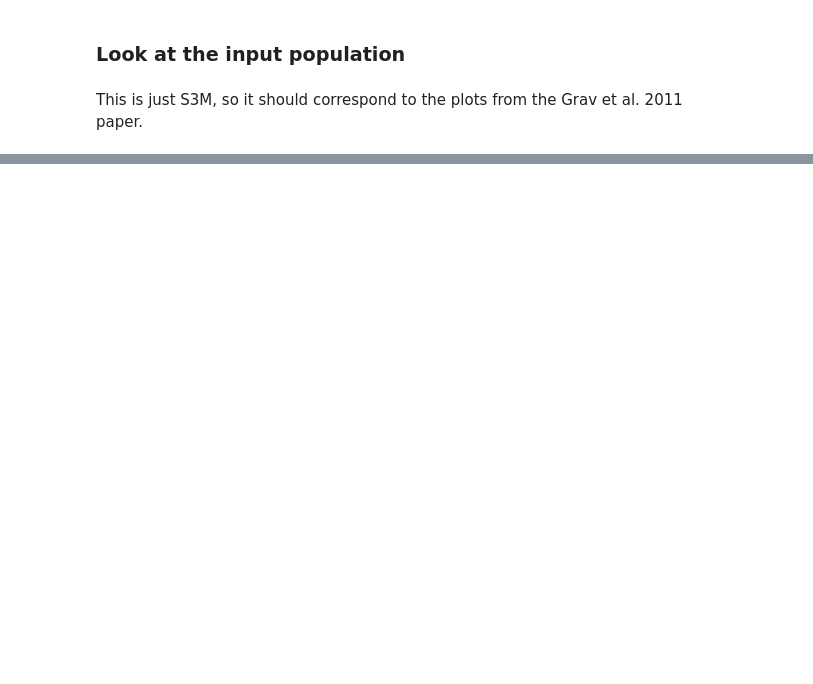
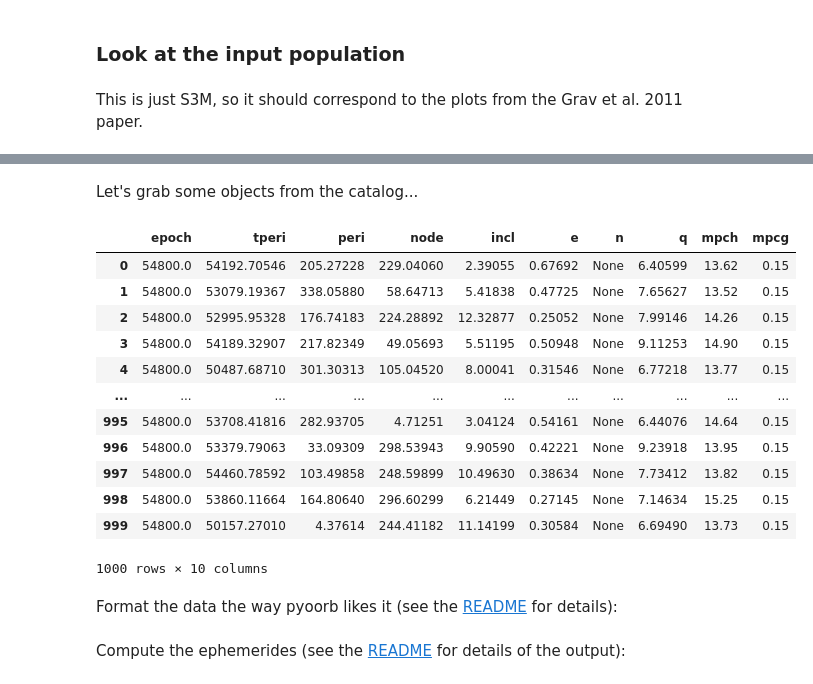
Before and after one commit to lsst-sssc/lsst-simulation, a Jupyter notebook: notebooks/solsys-sims-2021-demo.ipynb, the cells around one changed output, grey strips where cells are left out. Saved outputs shown, nothing was run; the diff lists cells and outputs as text; code cells hidden in the pictures; blank space fills up the shorter version.

```diff
--- a/notebooks/solsys-sims-2021-demo.ipynb
+++ b/notebooks/solsys-sims-2021-demo.ipynb
@@ -291,0 +344,2 @@ Text(0, 0.5, 'Objects in bin')
+# %% [markdown]
+Let's grab some objects from the catalog...
@@ -291,0 +357,18 @@ Text(0, 0.5, 'Objects in bin')
+# %%
+df
+# %% [output]
+|  | epoch | tperi | peri | node | incl | e | n | q | mpch | mpcg |
+| 0 | 54800.0 | 54192.70546 | 205.27228 | 229.04060 | 2.39055 | 0.67692 | None | 6.40599 | 13.62 | 0.15 |
+| 1 | 54800.0 | 53079.19367 | 338.05880 | 58.64713 | 5.41838 | 0.47725 | None | 7.65627 | 13.52 | 0.15 |
+| 2 | 54800.0 | 52995.95328 | 176.74183 | 224.28892 | 12.32877 | 0.25052 | None | 7.99146 | 14.26 | 0.15 |
+| 3 | 54800.0 | 54189.32907 | 217.82349 | 49.05693 | 5.51195 | 0.50948 | None | 9.11253 | 14.90 | 0.15 |
+| 4 | 54800.0 | 50487.68710 | 301.30313 | 105.04520 | 8.00041 | 0.31546 | None | 6.77218 | 13.77 | 0.15 |
+| ... | ... | ... | ... | ... | ... | ... | ... | ... | ... | ... |
+| 995 | 54800.0 | 53708.41816 | 282.93705 | 4.71251 | 3.04124 | 0.54161 | None | 6.44076 | 14.64 | 0.15 |
+| 996 | 54800.0 | 53379.79063 | 33.09309 | 298.53943 | 9.90590 | 0.42221 | None | 9.23918 | 13.95 | 0.15 |
+| 997 | 54800.0 | 54460.78592 | 103.49858 | 248.59899 | 10.49630 | 0.38634 | None | 7.73412 | 13.82 | 0.15 |
+| 998 | 54800.0 | 53860.11664 | 164.80640 | 296.60299 | 6.21449 | 0.27145 | None | 7.14634 | 15.25 | 0.15 |
+| 999 | 54800.0 | 50157.27010 | 4.37614 | 244.41182 | 11.14199 | 0.30584 | None | 6.69490 | 13.73 | 0.15 |
+1000 rows × 10 columns
+# %% [markdown]
+Format the data the way pyoorb likes it (see the [README](https://github.com/oorb/oorb/tree/master/python) for details):
@@ -291,0 +389,2 @@ Text(0, 0.5, 'Objects in bin')
+# %% [markdown]
+Compute the ephemerides (see the [README](https://github.com/oorb/oorb/tree/master/python) for details of the output):
```
Also changed, not shown: parts of 30 cells of this notebook.
